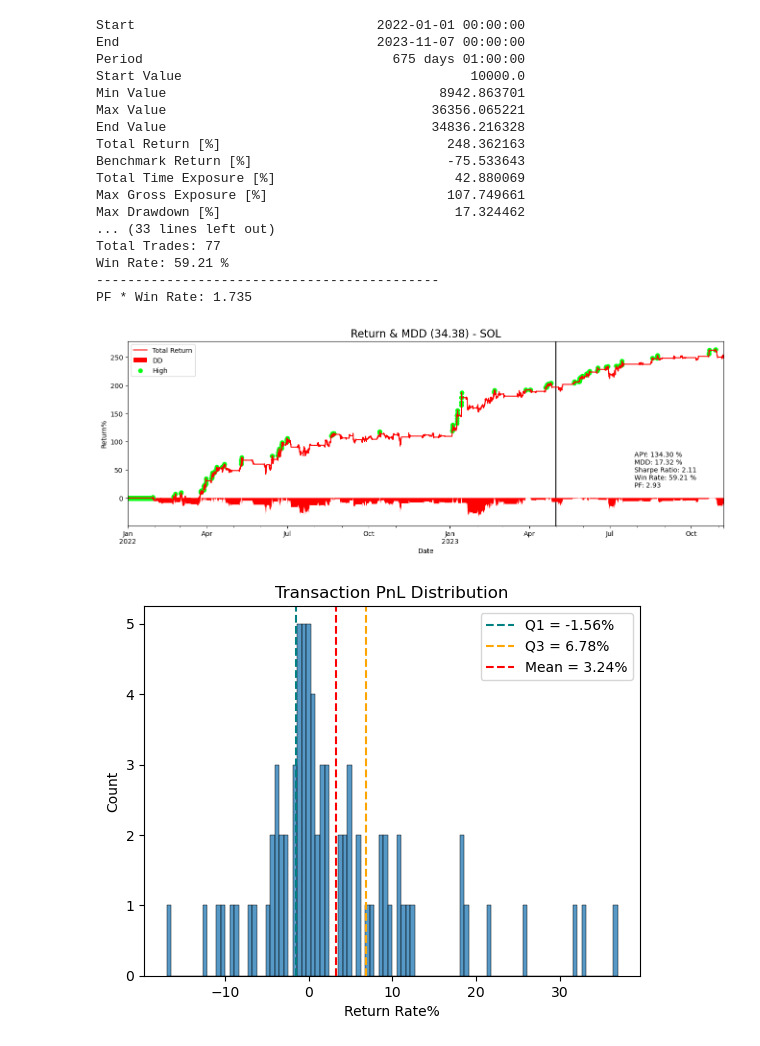
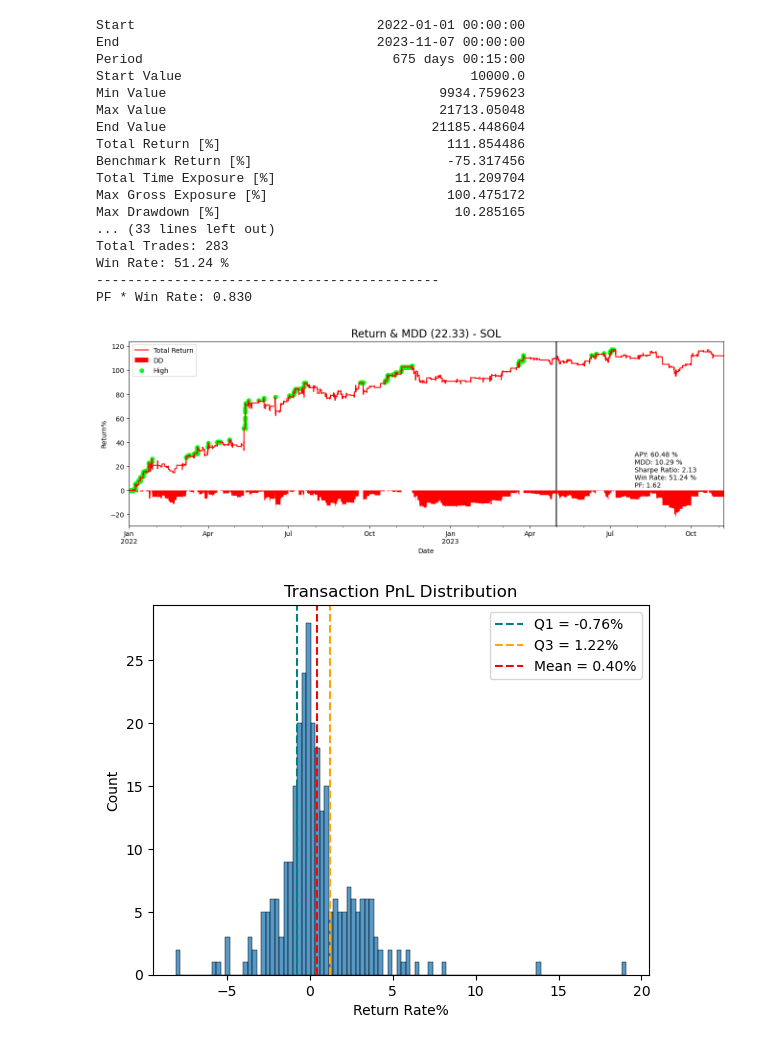
Before and after one commit to JohnsonHsiao/DC_capital_intern, a Jupyter notebook: strategy_research/CTA_TEST/Crypto/mom/bt_lab.ipynb, the cells around one changed output. Drawn from its saved outputs; the diff is of its cells as text; code cells hidden in the pictures.

```diff
--- a/strategy_research/CTA_TEST/Crypto/mom/bt_lab.ipynb
+++ b/strategy_research/CTA_TEST/Crypto/mom/bt_lab.ipynb
@@ -22,52 +22,48 @@ from mom import get_data,Strategy
 # plt.style.use('seaborn')
 # %%
 df_dict = {}
-candidate = ['1INCH','1000SHIB','AAVE','ADA','ALGO','ANKR','APE','APT','ARB','AVAX','BAND','BCH','BLUR','BNB','BTC','CYBER','DOGE','DYDX','EGLD','ENJ','ETC','ETH','FLOW','GALA','GMT','GMX','IMX','IOST','IOTA','LINK','LTC','MATIC','MANA','MKR','NEAR','NEO','OP','SNX','SEI','STX','SUSHI','THETA','TRB','XRP','XMR','XLM']
+candidate = ['SOL','XRP']#['1INCH','1000SHIB','AAVE','ADA','ALGO','ANKR','APE','APT','ARB','AVAX','BAND','BCH','BLUR','BNB','BTC','CYBER','DOGE','DYDX','EGLD','ENJ','ETC','ETH','FLOW','GALA','GMT','GMX','IMX','IOST','IOTA','LINK','LTC','MATIC','MANA','MKR','NEAR','NEO','OP','SNX','SEI','STX','SUSHI','THETA','TRB','XRP','XMR','XLM']
 for coin in candidate:
     try:
         df_dict[coin] = get_data(coin)
     except:
         pass
-# %%
-df_dict['SOL'] = get_data('SOL')
 # %%
 start = '2022-01-01'
 sep = ''
 end = ''
 
 side = 'both'
 # v2
-params = {'window_l_k': 40, 'window_l_d': 48, 'window_s_k': 100, 'window_s_d': 126, 'upper_bound': 95}
-
-# sol : 40,48,100,126,95
-config = {'freq':'1h', 'lag':1, 'fee': 0.0003}
+params = {'window_l_k': 96, 'window_l_d': 96, 'window_s_k': 94, 'window_s_d': 78, 'upper_bound': 95}
+# sol 1h : 40,48,100,126,95
+config = {'freq':'15T', 'lag':1, 'fee': 0.0003}
 coin = 'SOL'
 df = df_dict[coin]
 strategy = Strategy(df=df.loc[start:], configs=config)
 _pf = strategy.strategy(side = side,params=params)
 trades = _pf.trades.records_readable
 analyze = Analyzer(strategy)
 # analyze.show_period_analysis(trades)
 # analyze.plot_ret_dist(trades)
 analyze.show_pf_analysis(params, side, coin, axv_index=['2023-05-01'])
-analyze.plot_ret_dist(trades)
 # %% [output]
 Start                               2022-01-01 00:00:00
 End                                 2023-11-07 00:00:00
-Period                                675 days 01:00:00
+Period                                675 days 00:15:00
 Start Value                                     10000.0
-Min Value                                   8942.863701
-Max Value                                  36356.065221
-End Value                                  34836.216328
-Total Return [%]                             248.362163
-Benchmark Return [%]                         -75.533643
-Total Time Exposure [%]                       42.880069
-Max Gross Exposure [%]                       107.749661
-Max Drawdown [%]                              17.324462
+Min Value                                   9934.759623
+Max Value                                   21713.05048
+End Value                                  21185.448604
+Total Return [%]                             111.854486
+Benchmark Return [%]                         -75.317456
+Total Time Exposure [%]                       11.209704
+Max Gross Exposure [%]                       100.475172
+Max Drawdown [%]                              10.285165
 ... (33 lines left out)
-Total Trades: 77
-Win Rate: 59.21 %
+Total Trades: 283
+Win Rate: 51.24 %
 --------------------------------------------
-PF * Win Rate: 1.735
+PF * Win Rate: 0.830
-[figure, old version]
+[figure, new version]
-[figure, old version]
+[figure, new version]
```
Also changed, not shown: parts of 2 cells of this notebook, 12 other files.
